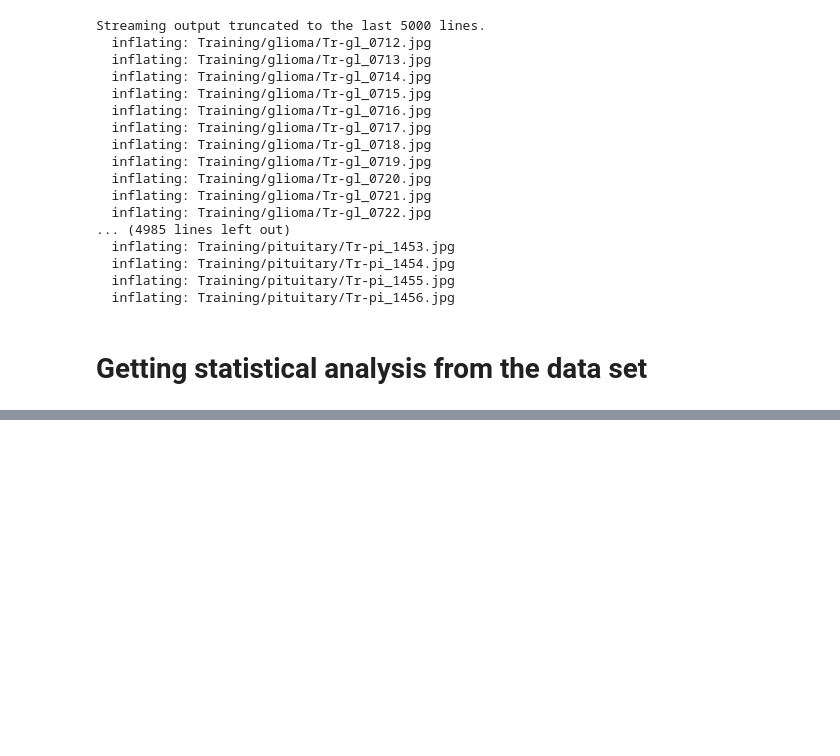
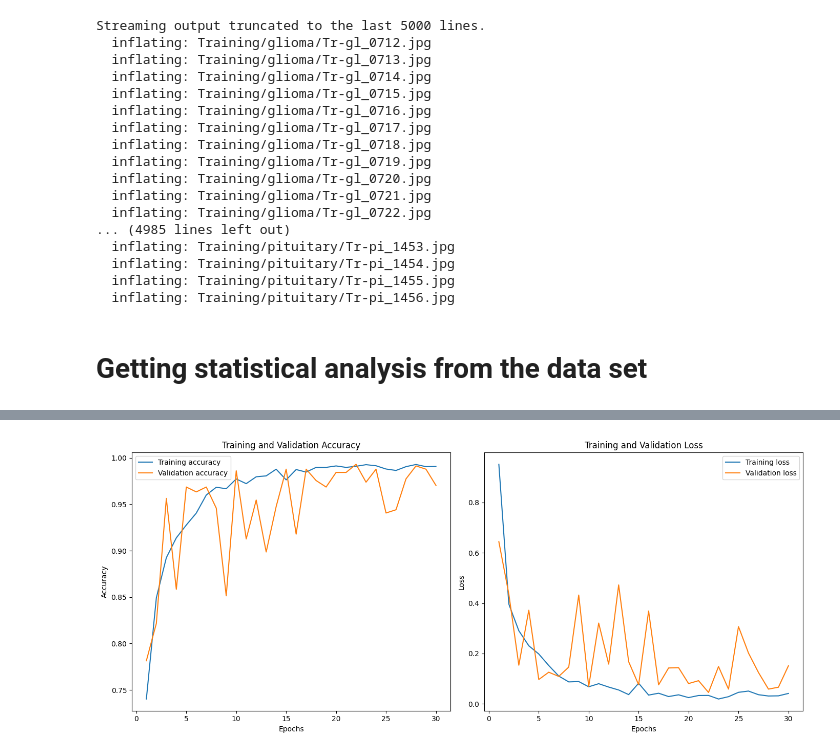
Before and after one commit to sehar02/Brain-Tumor-Classification-using-MRI-images, a Jupyter notebook: Brain_Tumor_Classification.ipynb, the cells around one changed output, grey strips where cells are left out. Saved outputs shown, nothing was run; the diff lists cells and outputs as text; code cells hidden in the pictures; blank space fills up the shorter version.

```diff
--- a/Brain_Tumor_Classification.ipynb
+++ b/Brain_Tumor_Classification.ipynb
@@ -129,0 +372,33 @@ print(f"Total Images in Testing Set: {testing_total}")
+# %%
+import matplotlib.pyplot as plt
+
+# Extract accuracy and loss values from the training history
+accuracy = history.history['accuracy']
+val_accuracy = history.history['val_accuracy']
+loss = history.history['loss']
+val_loss = history.history['val_loss']
+epochs = range(1, len(accuracy) + 1)
+
+# Plot training and validation accuracy
+plt.figure(figsize=(14, 6))
+plt.subplot(1, 2, 1)
+plt.plot(epochs, accuracy, '-', label='Training accuracy')
+plt.plot(epochs, val_accuracy, '-', label='Validation accuracy')
+plt.title('Training and Validation Accuracy')
+plt.xlabel('Epochs')
+plt.ylabel('Accuracy')
+plt.legend()
+
+# Plot training and validation loss
+plt.subplot(1, 2, 2)
+plt.plot(epochs, loss, '-', label='Training loss')
+plt.plot(epochs, val_loss, '-', label='Validation loss')
+plt.title('Training and Validation Loss')
+plt.xlabel('Epochs')
+plt.ylabel('Loss')
+plt.legend()
+
+plt.tight_layout()
+plt.show()
+# %% [output]
+[figure, added]
```
Also changed, not shown: parts of 15 cells of this notebook.
